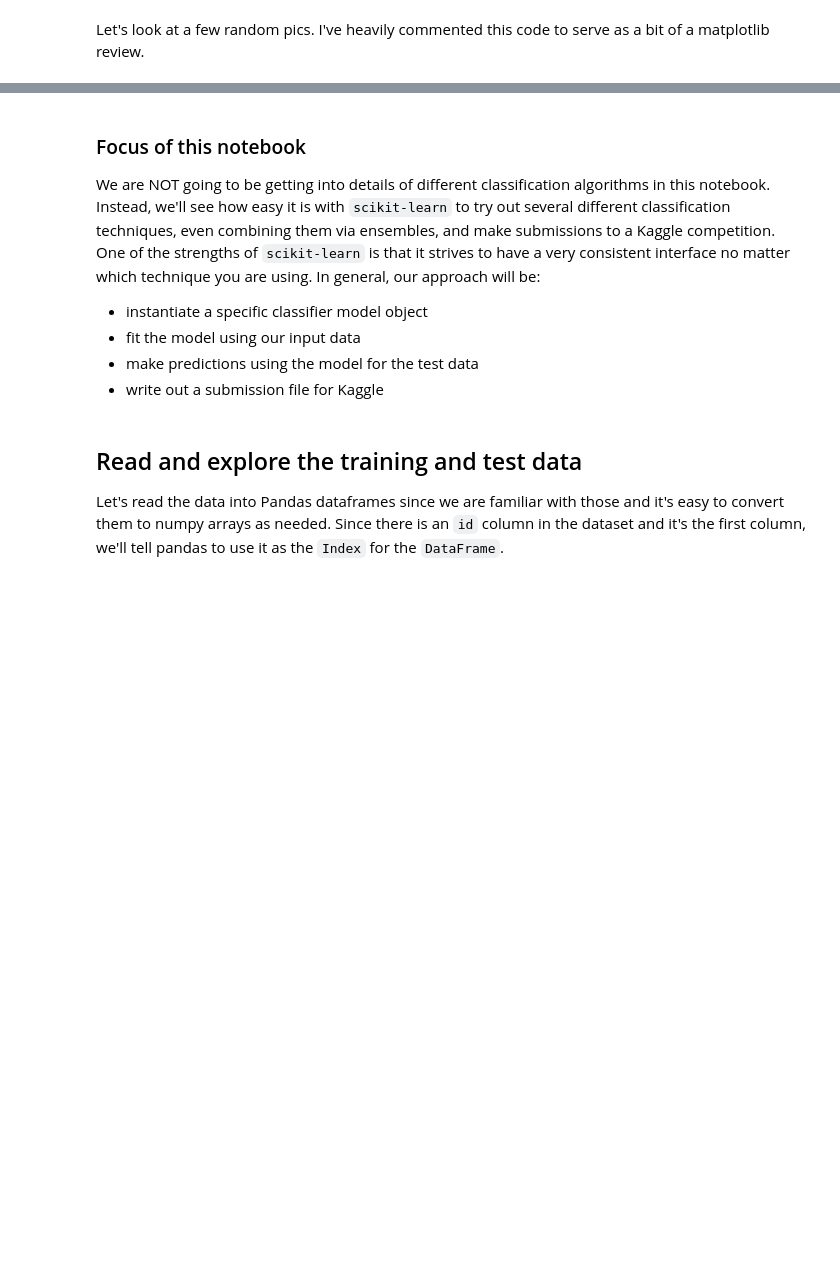
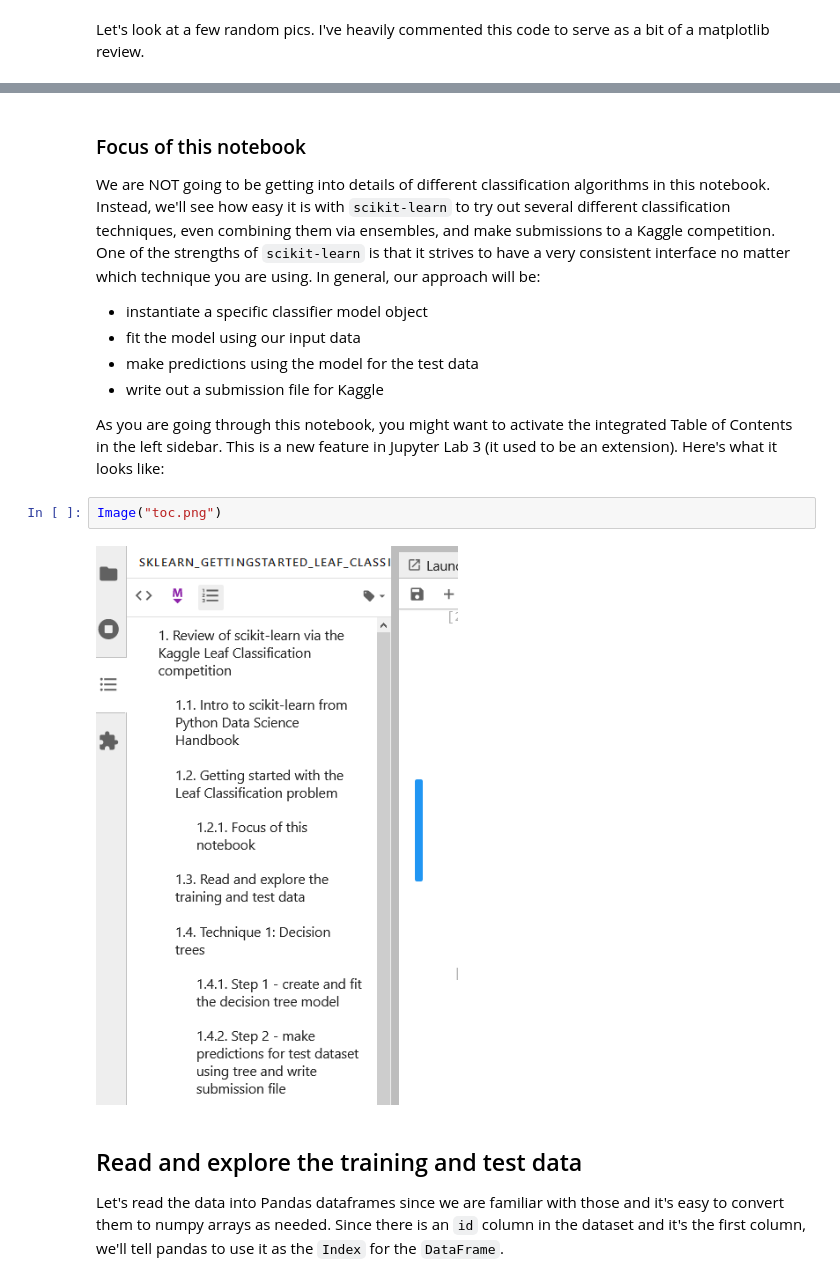
Before and after one commit to misken/aap1_sklearn_ml, a Jupyter notebook: sklearn_ensemble_leaf/sklearn_gettingstarted_leaf_classification_aap.ipynb, the cells around one changed output, grey strips where cells are left out. Cells and saved outputs as stored; diff of their text form; blank space fills up the shorter version.

```diff
--- a/sklearn_ensemble_leaf/sklearn_gettingstarted_leaf_classification_aap.ipynb
+++ b/sklearn_ensemble_leaf/sklearn_gettingstarted_leaf_classification_aap.ipynb
@@ -93,6 +102,12 @@ We are NOT going to be getting into details of different classification algorith
 * fit the model using our input data
 * make predictions using the model for the test data
 * write out a submission file for Kaggle
+
+As you are going through this notebook, you might want to activate the integrated Table of Contents in the left sidebar. This is a new feature in Jupyter Lab 3 (it used to be an extension). Here's what it looks like:
+# %%
+Image("toc.png")
+# %% [output]
+[figure, added]
 # %% [markdown]
 ## Read and explore the training and test data
 Let's read the data into Pandas dataframes since we are familiar with those and it's easy to convert them to numpy arrays as needed. Since there is an `id` column in the dataset and it's the first column, we'll tell pandas to use it as the `Index` for the `DataFrame`.
```
Also changed, not shown: parts of 40 cells of this notebook, 3 other files.
